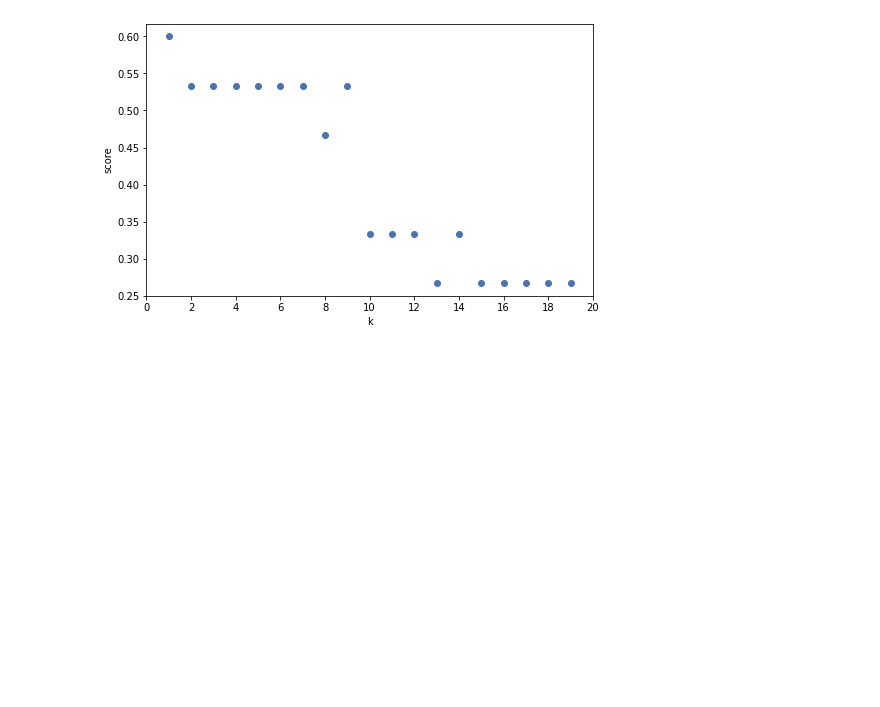
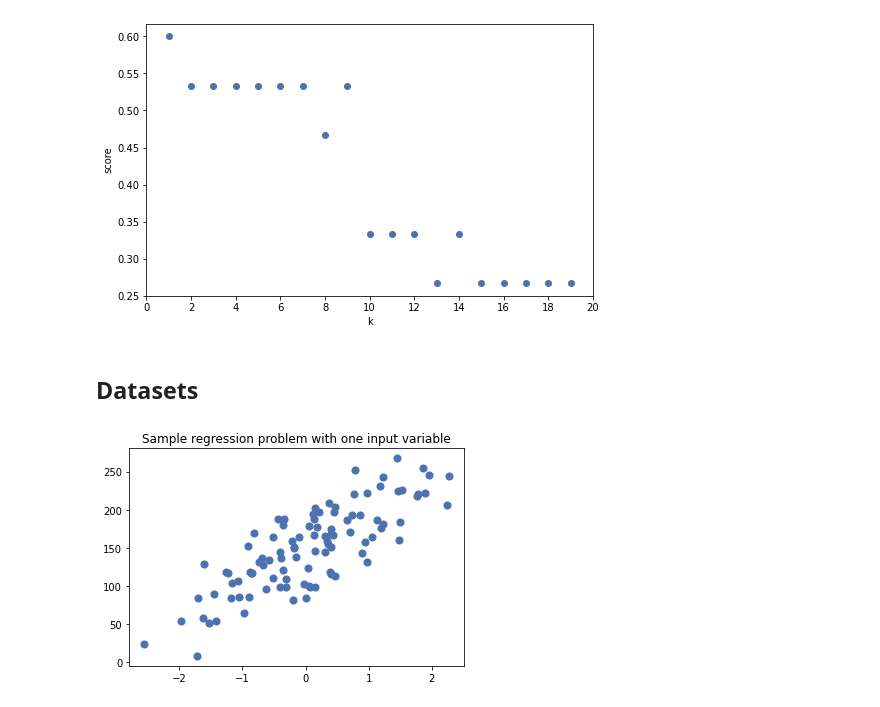
Before and after one commit to EduardoMontero-100/DataScience, a Jupyter notebook: coursera/excercises_ml.ipynb, the cells around one changed output. Drawn from its saved outputs; the diff is of its cells as text; code cells hidden in the pictures; blank space fills up the shorter version.

```diff
--- a/coursera/excercises_ml.ipynb
+++ b/coursera/excercises_ml.ipynb
@@ -134,3 +124,22 @@ plt.ylabel('score')
 plt.xticks(range(0, 21, 2));
 # %% [output]
 [figure]
+# %% [markdown]
+## Datasets
+# %%
+# Synthetic dataset for simple regression
+import matplotlib.pyplot as plt
+from sklearn.datasets import make_regression
+
+
+plt.figure()
+
+plt.title('Sample regression problem with one input variable')
+X_R1, y_R1 = make_regression(n_samples= 100, n_features=1,
+                             n_informative=1, bias = 150,
+                             noise = 30, random_state = 0)
+
+plt.scatter(X_R1, y_R1, marker= 'o', s = 50)
+plt.show()
+# %% [output]
+[figure, added]
```
Also changed, not shown: parts of 80 cells of this notebook, 41 other files.
